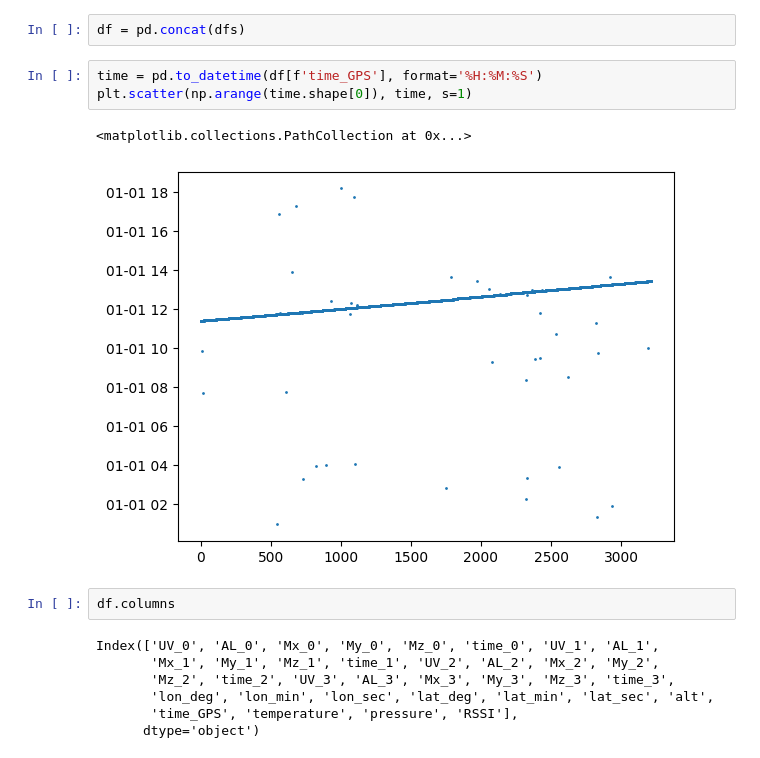
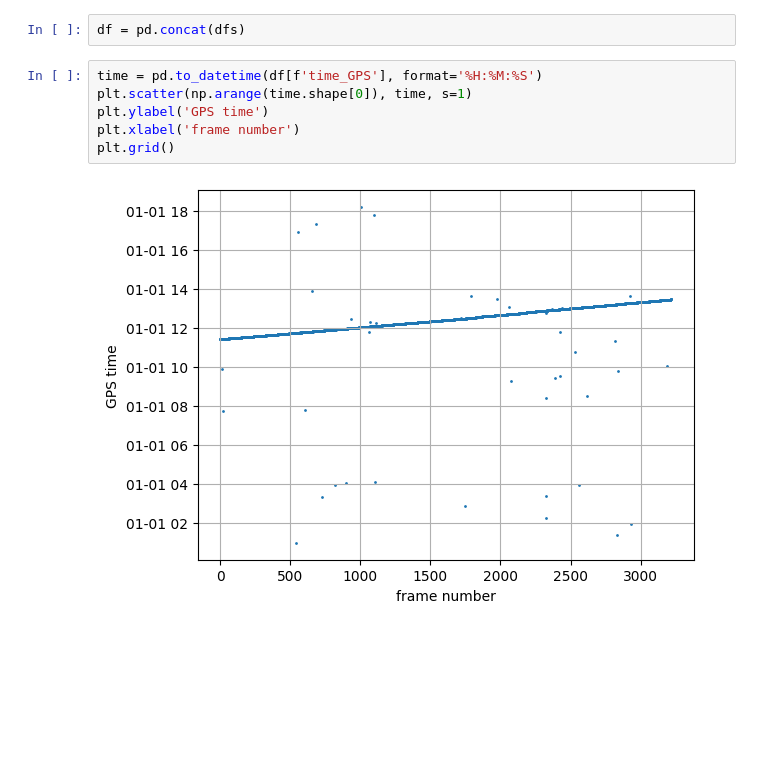
Before and after one commit to VytenisO/tumor, a Jupyter notebook: flightVersion/flight_records/GS_Andenes/process_andenes.ipynb, the cells around one changed output. Cells and saved outputs as stored; diff of their text form; blank space fills up the shorter version.

```diff
--- a/flightVersion/flight_records/GS_Andenes/process_andenes.ipynb
+++ b/flightVersion/flight_records/GS_Andenes/process_andenes.ipynb
@@ -15,18 +15,11 @@ df = pd.concat(dfs)
 # %%
 time = pd.to_datetime(df[f'time_GPS'], format='%H:%M:%S')
 plt.scatter(np.arange(time.shape[0]), time, s=1)
+plt.ylabel('GPS time')
+plt.xlabel('frame number')
+plt.grid()
 # %% [output]
-<matplotlib.collections.PathCollection at 0x...>
-[figure, old version]
+[figure, new version]
-# %%
-df.columns
-# %% [output]
-Index(['UV_0', 'AL_0', 'Mx_0', 'My_0', 'Mz_0', 'time_0', 'UV_1', 'AL_1',
-       'Mx_1', 'My_1', 'Mz_1', 'time_1', 'UV_2', 'AL_2', 'Mx_2', 'My_2',
-       'Mz_2', 'time_2', 'UV_3', 'AL_3', 'Mx_3', 'My_3', 'Mz_3', 'time_3',
-       'lon_deg', 'lon_min', 'lon_sec', 'lat_deg', 'lat_min', 'lat_sec', 'alt',
-       'time_GPS', 'temperature', 'pressure', 'RSSI'],
-      dtype='object')
 # %%
 for i in range(4):
     plt.scatter(df[f'AL_{i}'], df[f'UV_{i}'], s=1, label=f'UV sensor {i}')
```
Also changed, not shown: parts of 7 cells of this notebook, 1 other file.
